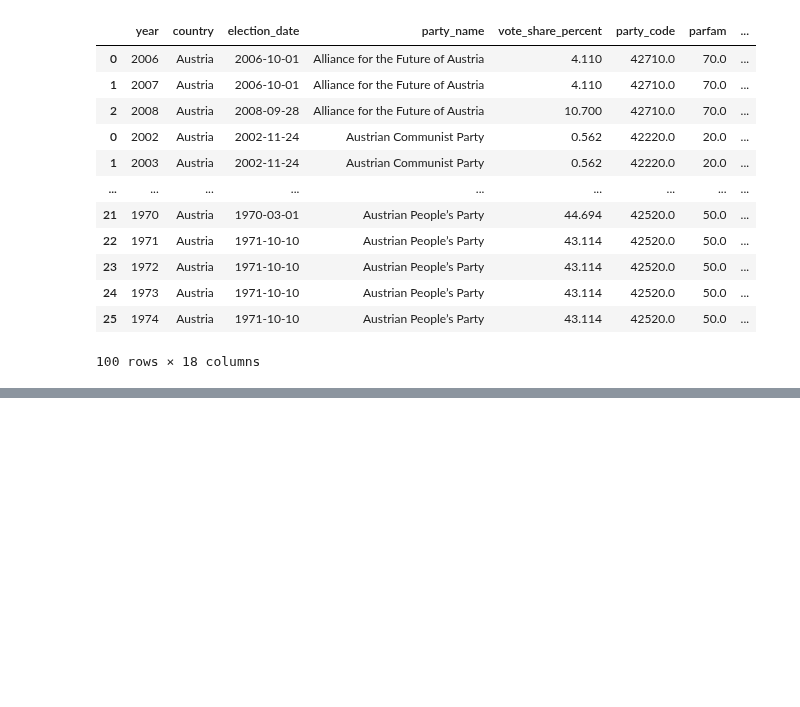
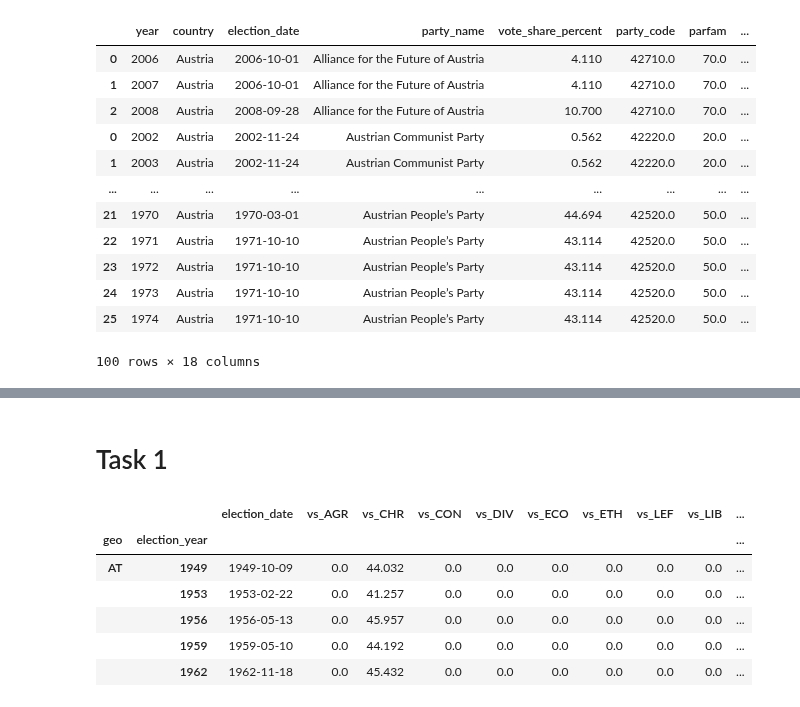
Before and after one commit to StefanSick/exdex_project, a Jupyter notebook: src/preprocessing.ipynb, the cells around one changed output, grey strips where cells are left out. Drawn from its saved outputs; the diff is of its cells as text; code cells hidden in the pictures; blank space fills up the shorter version.

```diff
--- a/src/preprocessing.ipynb
+++ b/src/preprocessing.ipynb
@@ -417,0 +415,45 @@ memory usage: 1.5+ MB
+# %% [markdown]
+# Task 1
+# %%
+def election_df(df):
+    d = df.reset_index()[["geo","election_date","party_code","parfam_code","vote_share_percent","right_left_position"]].copy()
+
+    # one row per party per election
+    d = (d.dropna(subset=["geo","election_date","party_code","vote_share_percent"])
+           .groupby(["geo","election_date","party_code"], as_index=False)
+           .agg(voteshare=("vote_share_percent","first"), parfam=("parfam_code","first"), lr_score=("right_left_position","first")))
+
+    # vote share proportion
+    d["vote share proportion"] = d["voteshare"] / 100.0
+
+    # vote shares by party family
+    fam = (d.groupby(["geo","election_date","parfam"])["voteshare"]
+             .sum()
+             .unstack(fill_value=0)
+             .add_prefix("vs_"))
+
+    # fragmentation ENP
+    enp = d.groupby(["geo","election_date"])["vote share proportion"].apply(lambda s: 1 / (s**2).sum()).rename("fragmentation_enp")
+
+    # Dalton polarization
+    def dalton(g):
+        g = g.dropna(subset=["vote share proportion","lr_score"])
+        w, lr_score = g["vote share proportion"].to_numpy(), g["lr_score"].to_numpy()
+        return np.nan if len(w) == 0 else float(np.sqrt((w * ((lr_score - (w*lr_score).sum()/w.sum()) / 5)**2).sum()))
+
+    pol = (d.groupby(["geo", "election_date"])[["vote share proportion", "lr_score"]].apply(dalton).rename("polarization_dalton"))
+    out = pd.concat([fam, enp, pol], axis=1).reset_index()
+    out["election_year"] = out["election_date"].dt.year
+    out = out.set_index(["geo", "election_year"]).sort_index()
+    return out
+
+elections = election_df(merged_df)
+elections.head()
+# %% [output]
+|  |  | election_date | vs_AGR | vs_CHR | vs_CON | vs_DIV | vs_ECO | vs_ETH | vs_LEF | vs_LIB | ... |
+| geo | election_year |  |  |  |  |  |  |  |  |  | ... |
+| AT | 1949 | 1949-10-09 | 0.0 | 44.032 | 0.0 | 0.0 | 0.0 | 0.0 | 0.0 | 0.0 | ... |
+|  | 1953 | 1953-02-22 | 0.0 | 41.257 | 0.0 | 0.0 | 0.0 | 0.0 | 0.0 | 0.0 | ... |
+|  | 1956 | 1956-05-13 | 0.0 | 45.957 | 0.0 | 0.0 | 0.0 | 0.0 | 0.0 | 0.0 | ... |
+|  | 1959 | 1959-05-10 | 0.0 | 44.192 | 0.0 | 0.0 | 0.0 | 0.0 | 0.0 | 0.0 | ... |
+|  | 1962 | 1962-11-18 | 0.0 | 45.432 | 0.0 | 0.0 | 0.0 | 0.0 | 0.0 | 0.0 | ... |
```
Also changed, not shown: parts of 1 cell of this notebook.
